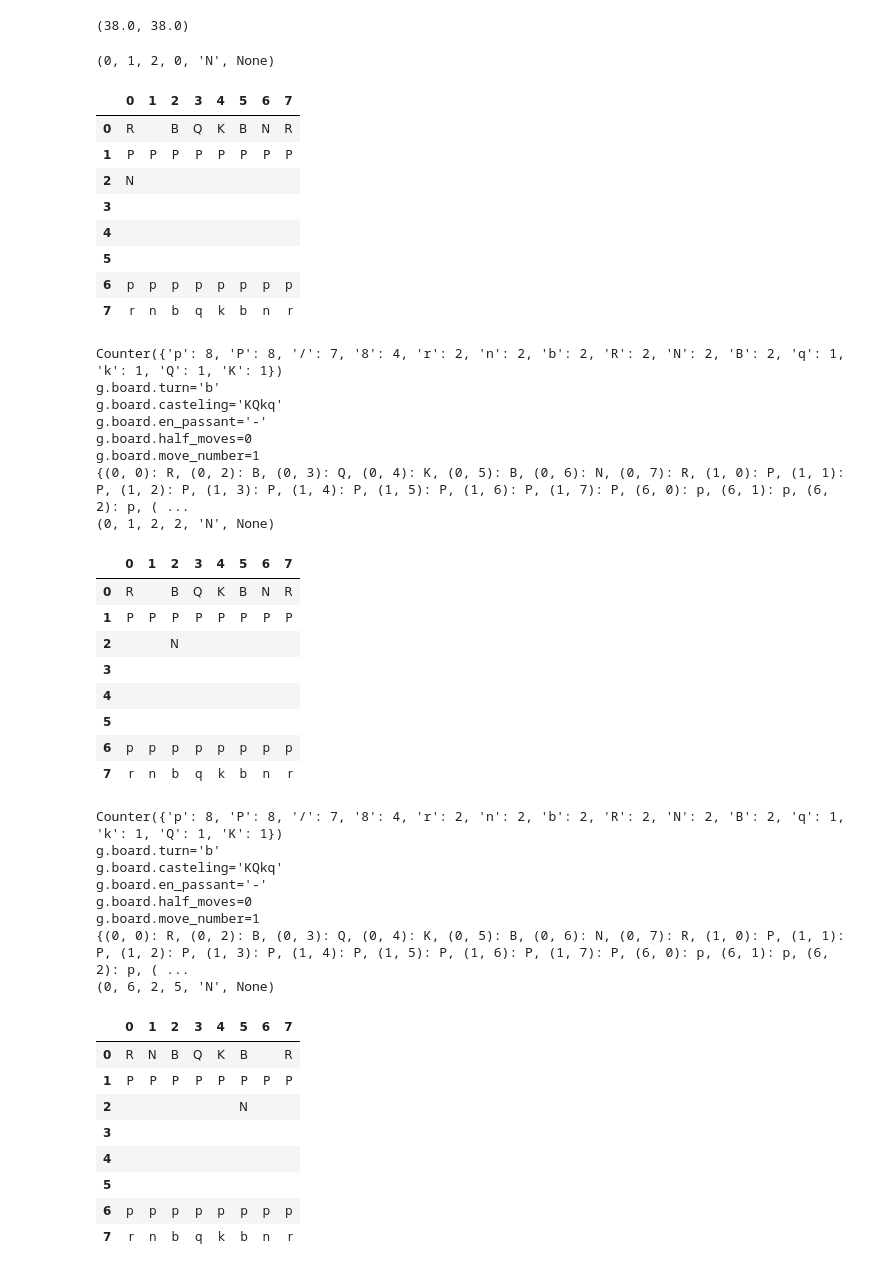
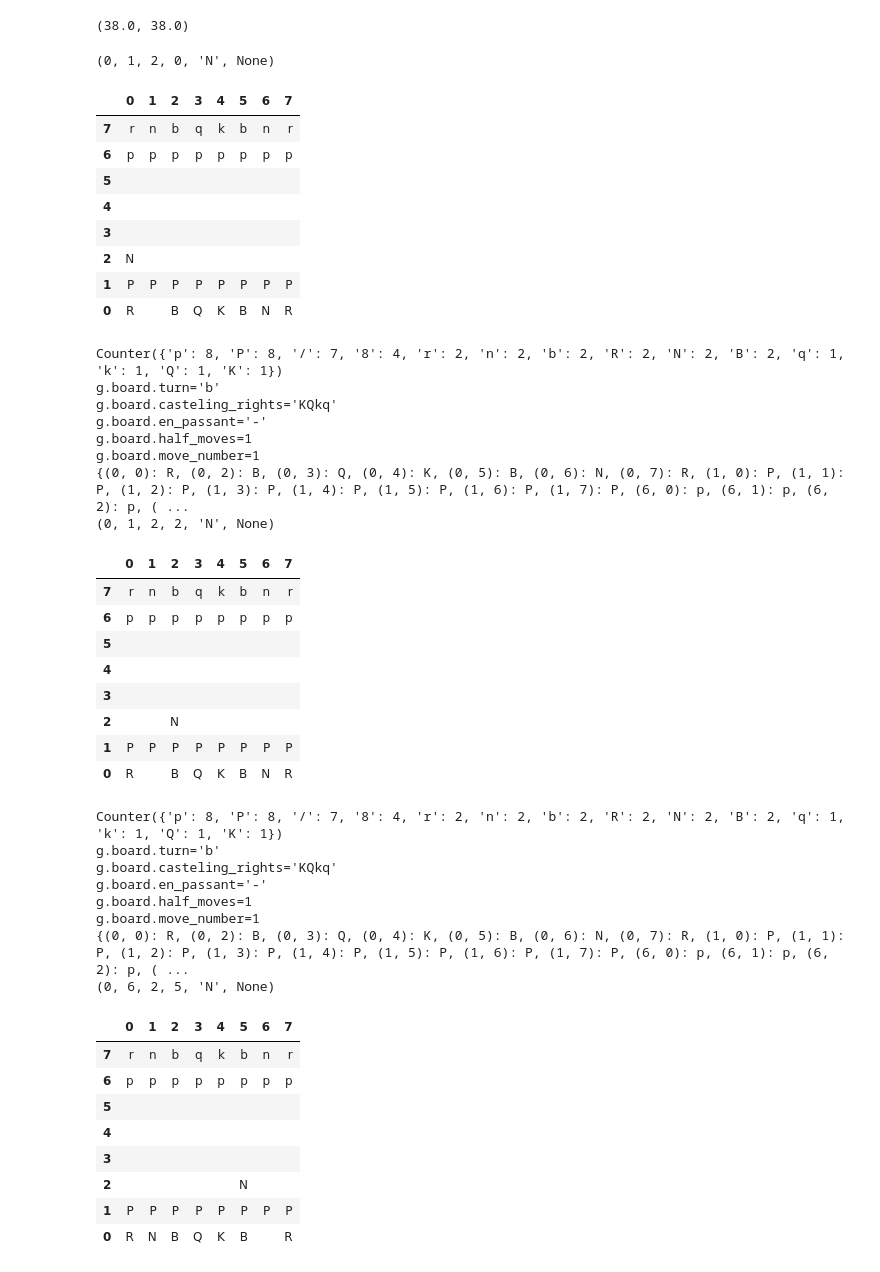
Before and after one commit to zbenmo/ajedrez, a Jupyter notebook: testing.ipynb, the cells around one changed output. Saved outputs shown, nothing was run; the diff lists cells and outputs as text; code cells hidden in the pictures.

```diff
--- a/testing.ipynb
+++ b/testing.ipynb
@@ -29,63 +29,63 @@ game.board.simple_heuristic()
 # %%
 import pandas as pd
 from IPython.display import display
 
 for m, g in game.available_moves():
     print(m)
     print()
-    display(pd.DataFrame(g.board.piece_placement))
+    display(pd.DataFrame(g.board.piece_placement)[::-1])
     print()
     print(g.board.stats)
     print(f'{g.board.turn=}')
-    print(f'{g.board.casteling=}')
+    print(f'{g.board.casteling_rights=}')
     print(f'{g.board.en_passant=}')
     print(f'{g.board.half_moves=}')
     print(f'{g.board.move_number=}')
     print(g.board.location_to_piece)
 # %% [output]
 (0, 1, 2, 0, 'N', None)
 |  | 0 | 1 | 2 | 3 | 4 | 5 | 6 | 7 |
+| 7 | r | n | b | q | k | b | n | r |
+| 6 | p | p | p | p | p | p | p | p |
+| 5 |  |  |  |  |  |  |  |  |
+| 4 |  |  |  |  |  |  |  |  |
+| 3 |  |  |  |  |  |  |  |  |
+| 2 | N |  |  |  |  |  |  |  |
+| 1 | P | P | P | P | P | P | P | P |
 | 0 | R |  | B | Q | K | B | N | R |
-| 1 | P | P | P | P | P | P | P | P |
-| 2 | N |  |  |  |  |  |  |  |
-| 3 |  |  |  |  |  |  |  |  |
-| 4 |  |  |  |  |  |  |  |  |
-| 5 |  |  |  |  |  |  |  |  |
-| 6 | p | p | p | p | p | p | p | p |
-| 7 | r | n | b | q | k | b | n | r |
 Counter({'p': 8, 'P': 8, '/': 7, '8': 4, 'r': 2, 'n': 2, 'b': 2, 'R': 2, 'N': 2, 'B': 2, 'q': 1, 'k': 1, 'Q': 1, 'K': 1})
 g.board.turn='b'
-g.board.casteling='KQkq'
+g.board.casteling_rights='KQkq'
 g.board.en_passant='-'
-g.board.half_moves=0
+g.board.half_moves=1
 g.board.move_number=1
 {(0, 0): R, (0, 2): B, (0, 3): Q, (0, 4): K, (0, 5): B, (0, 6): N, (0, 7): R, (1, 0): P, (1, 1): P, (1, 2): P, (1, 3): P, (1, 4): P, (1, 5): P, (1, 6): P, (1, 7): P, (6, 0): p, (6, 1): p, (6, 2): p, ( ...
 (0, 1, 2, 2, 'N', None)
 |  | 0 | 1 | 2 | 3 | 4 | 5 | 6 | 7 |
+| 7 | r | n | b | q | k | b | n | r |
+| 6 | p | p | p | p | p | p | p | p |
+| 5 |  |  |  |  |  |  |  |  |
+| 4 |  |  |  |  |  |  |  |  |
+| 3 |  |  |  |  |  |  |  |  |
+| 2 |  |  | N |  |  |  |  |  |
+| 1 | P | P | P | P | P | P | P | P |
 | 0 | R |  | B | Q | K | B | N | R |
-| 1 | P | P | P | P | P | P | P | P |
-| 2 |  |  | N |  |  |  |  |  |
-| 3 |  |  |  |  |  |  |  |  |
-| 4 |  |  |  |  |  |  |  |  |
-| 5 |  |  |  |  |  |  |  |  |
-| 6 | p | p | p | p | p | p | p | p |
-| 7 | r | n | b | q | k | b | n | r |
 Counter({'p': 8, 'P': 8, '/': 7, '8': 4, 'r': 2, 'n': 2, 'b': 2, 'R': 2, 'N': 2, 'B': 2, 'q': 1, 'k': 1, 'Q': 1, 'K': 1})
 g.board.turn='b'
-g.board.casteling='KQkq'
+g.board.casteling_rights='KQkq'
 g.board.en_passant='-'
-g.board.half_moves=0
+g.board.half_moves=1
 g.board.move_number=1
 {(0, 0): R, (0, 2): B, (0, 3): Q, (0, 4): K, (0, 5): B, (0, 6): N, (0, 7): R, (1, 0): P, (1, 1): P, (1, 2): P, (1, 3): P, (1, 4): P, (1, 5): P, (1, 6): P, (1, 7): P, (6, 0): p, (6, 1): p, (6, 2): p, ( ...
 (0, 6, 2, 5, 'N', None)
 |  | 0 | 1 | 2 | 3 | 4 | 5 | 6 | 7 |
+| 7 | r | n | b | q | k | b | n | r |
+| 6 | p | p | p | p | p | p | p | p |
+| 5 |  |  |  |  |  |  |  |  |
+| 4 |  |  |  |  |  |  |  |  |
+| 3 |  |  |  |  |  |  |  |  |
+| 2 |  |  |  |  |  | N |  |  |
+| 1 | P | P | P | P | P | P | P | P |
 | 0 | R | N | B | Q | K | B |  | R |
-| 1 | P | P | P | P | P | P | P | P |
-| 2 |  |  |  |  |  | N |  |  |
-| 3 |  |  |  |  |  |  |  |  |
-| 4 |  |  |  |  |  |  |  |  |
-| 5 |  |  |  |  |  |  |  |  |
-| 6 | p | p | p | p | p | p | p | p |
-| 7 | r | n | b | q | k | b | n | r |
 Counter({'p': 8, 'P': 8, '/': 7, '8': 4, 'r': 2, 'n': 2, 'b': 2, 'R': 2, 'N': 2, 'B': 2, 'q': 1, 'k': 1, 'Q': 1, 'K': 1})
 g.board.turn='b'
```
Also changed, not shown: parts of 4 cells of this notebook, 1 other file.
